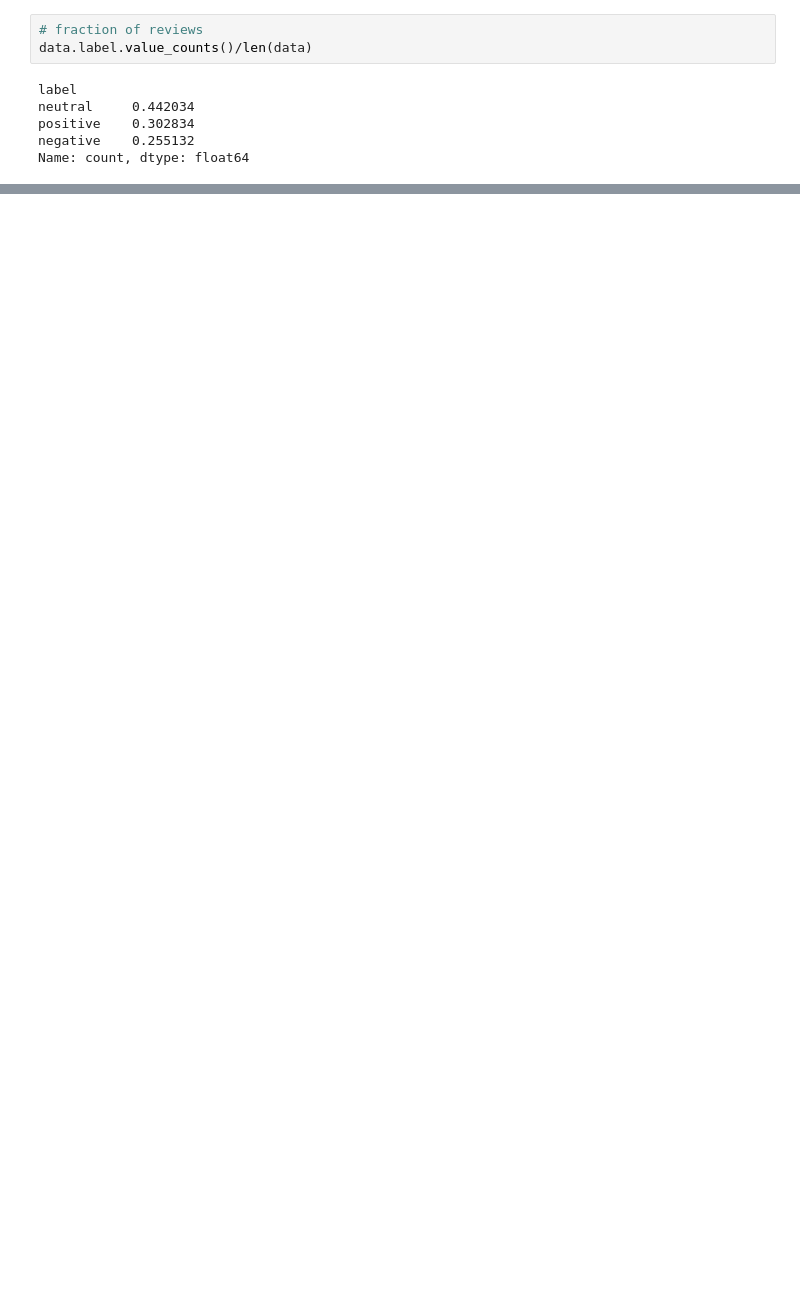
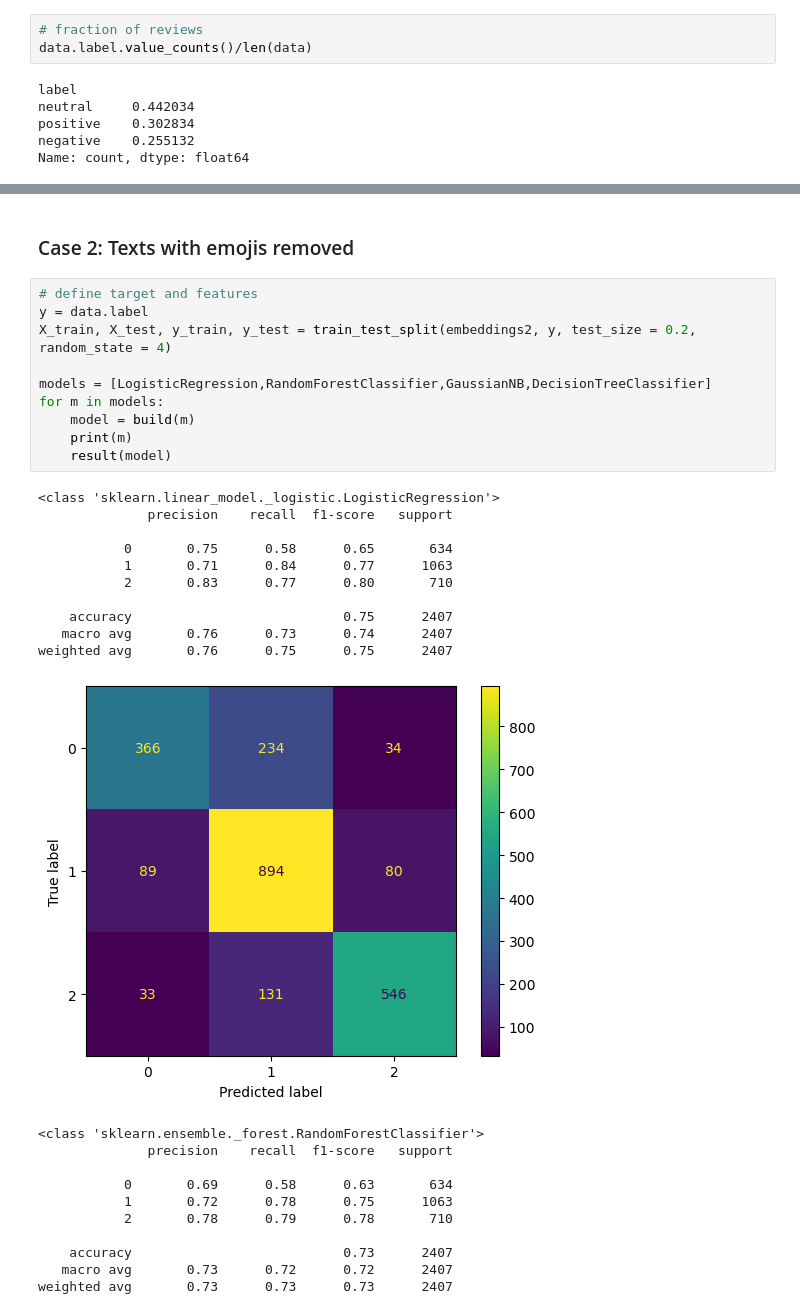
Before and after one commit to PeaceUdoka/Igbo-AI-translator, a Jupyter notebook: Sentiment Analysis.ipynb, the cells around one changed output, grey strips where cells are left out. Drawn from its saved outputs; the diff is of its cells as text; blank space fills up the shorter version.

```diff
--- a/Sentiment Analysis.ipynb
+++ b/Sentiment Analysis.ipynb
@@ -449,0 +526,34 @@ weighted avg       0.65      0.65      0.65      2407
+# %% [markdown]
+### Case 2: Texts with emojis removed
+# %%
+# define target and features
+y = data.label
+X_train, X_test, y_train, y_test = train_test_split(embeddings2, y, test_size = 0.2, random_state = 4)
+
+models = [LogisticRegression,RandomForestClassifier,GaussianNB,DecisionTreeClassifier]
+for m in models:
+    model = build(m)
+    print(m)
+    result(model)
+# %% [output]
+<class 'sklearn.linear_model._logistic.LogisticRegression'>
+              precision    recall  f1-score   support
+
+           0       0.75      0.58      0.65       634
+           1       0.71      0.84      0.77      1063
+           2       0.83      0.77      0.80       710
+
+    accuracy                           0.75      2407
+   macro avg       0.76      0.73      0.74      2407
+weighted avg       0.76      0.75      0.75      2407
+[figure, added]
+<class 'sklearn.ensemble._forest.RandomForestClassifier'>
+              precision    recall  f1-score   support
+
+           0       0.69      0.58      0.63       634
+           1       0.72      0.78      0.75      1063
+           2       0.78      0.79      0.78       710
+
+    accuracy                           0.73      2407
+   macro avg       0.73      0.72      0.72      2407
+weighted avg       0.73      0.73      0.73      2407
```
Also changed, not shown: parts of 59 cells of this notebook.
